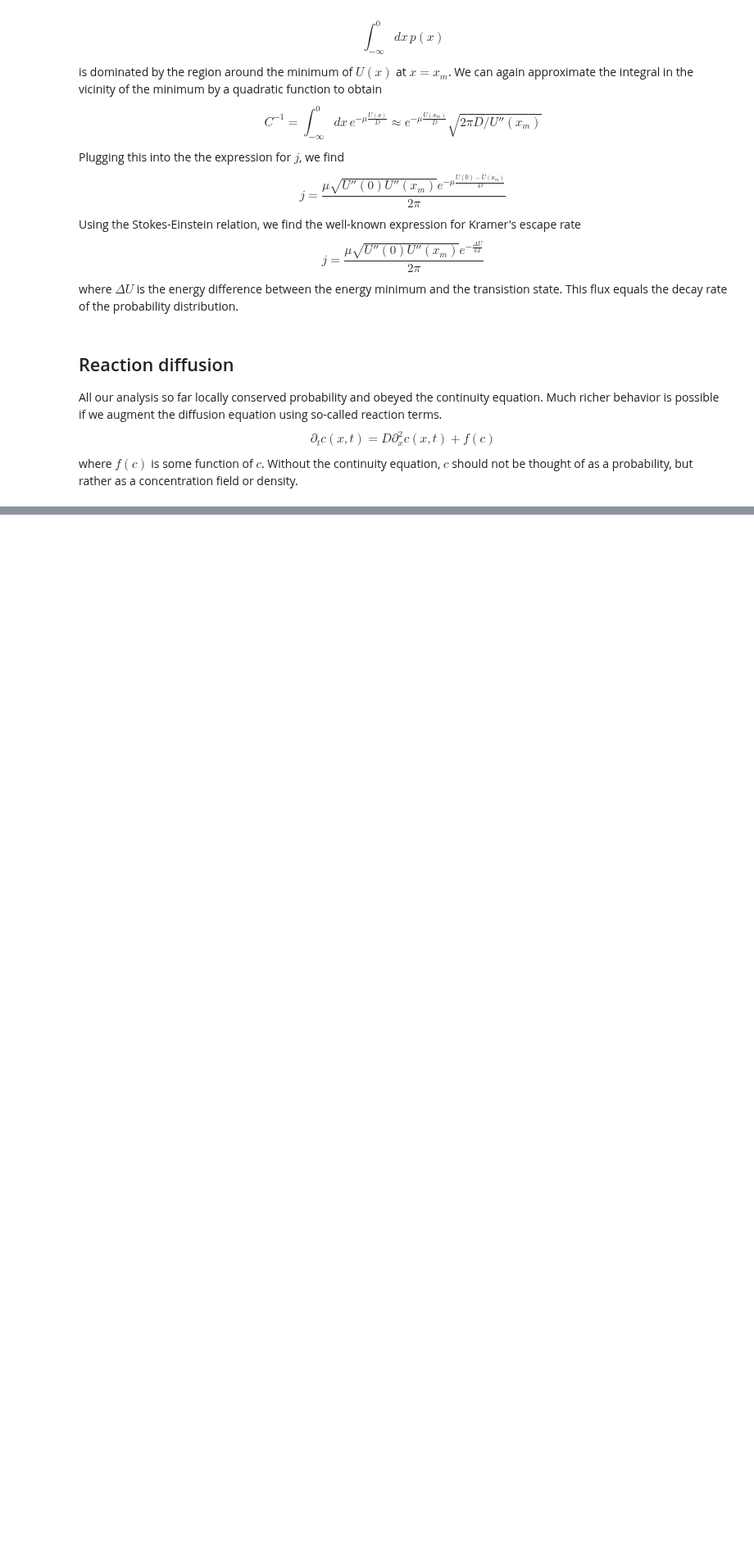
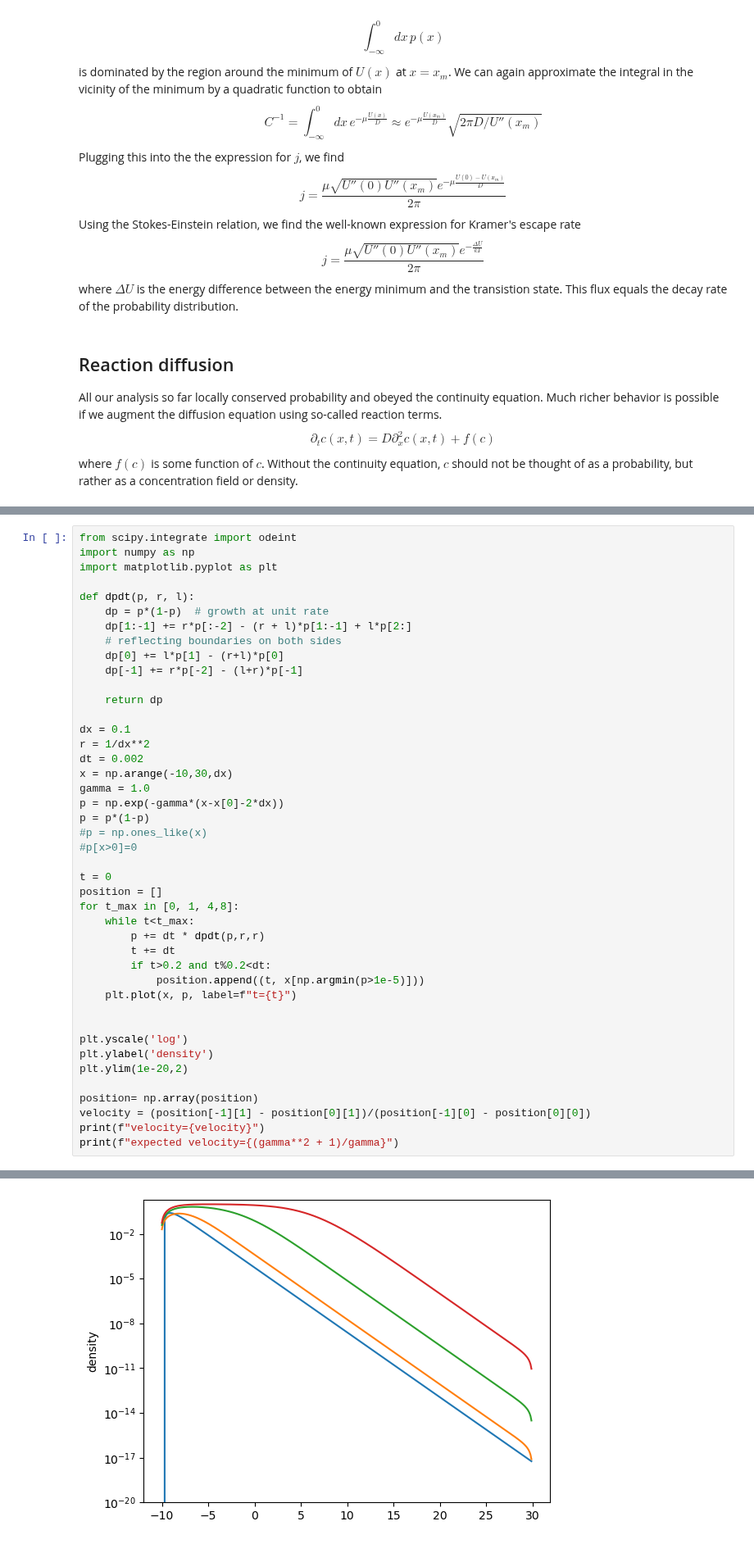
Before and after one commit to neherlab/data-to-physical-models-in-biology-materials, a Jupyter notebook: w08-DiffusionContd.ipynb, the cells around one changed output, grey strips where cells are left out. Shown at 82% size. Drawn from its saved outputs; the diff is of its cells as text; blank space fills up the shorter version.

```diff
--- a/w08-DiffusionContd.ipynb
+++ b/w08-DiffusionContd.ipynb
@@ -166,0 +205,44 @@ In the simplest case, $f(c) = -c(x,t)/\tau$. This corresponds to a decay of the
+# %%
+from scipy.integrate import odeint
+import numpy as np
+import matplotlib.pyplot as plt
+
+def dpdt(p, r, l):
+    dp = p*(1-p)  # growth at unit rate
+    dp[1:-1] += r*p[:-2] - (r + l)*p[1:-1] + l*p[2:]
+    # reflecting boundaries on both sides
+    dp[0] += l*p[1] - (r+l)*p[0]
+    dp[-1] += r*p[-2] - (l+r)*p[-1]
+
+    return dp
+
+dx = 0.1
+r = 1/dx**2
+dt = 0.002
+x = np.arange(-10,30,dx)
+gamma = 1.0
+p = np.exp(-gamma*(x-x[0]-2*dx))
+p = p*(1-p)
+#p = np.ones_like(x)
+#p[x>0]=0
+
+t = 0
+position = []
+for t_max in [0, 1, 4,8]:
+    while t<t_max:
+        p += dt * dpdt(p,r,r)
+        t += dt
+        if t>0.2 and t%0.2<dt:
+            position.append((t, x[np.argmin(p>1e-5)]))
+    plt.plot(x, p, label=f"t={t}")
+
+
+plt.yscale('log')
+plt.ylabel('density')
+plt.ylim(1e-20,2)
+
+position= np.array(position)
+velocity = (position[-1][1] - position[0][1])/(position[-1][0] - position[0][0])
+print(f"velocity={velocity}")
+print(f"expected velocity={(gamma**2 + 1)/gamma}")
+# %% [output]
@@ -166,0 +251 @@ In the simplest case, $f(c) = -c(x,t)/\tau$. This corresponds to a decay of the
+[figure, added]
```
Also changed, not shown: parts of 6 cells of this notebook.
